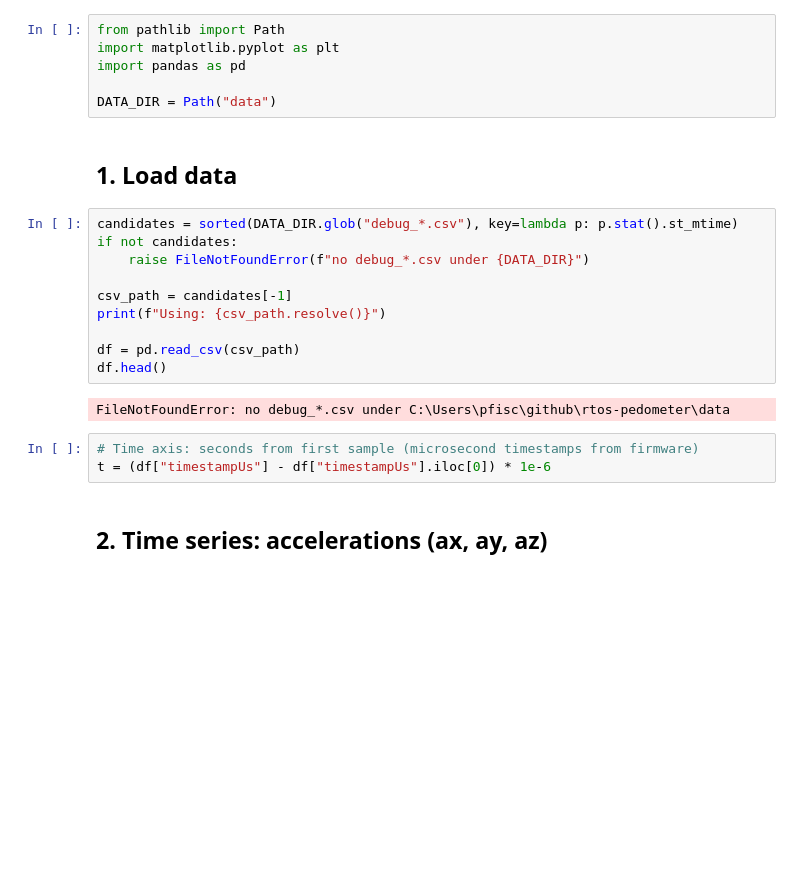
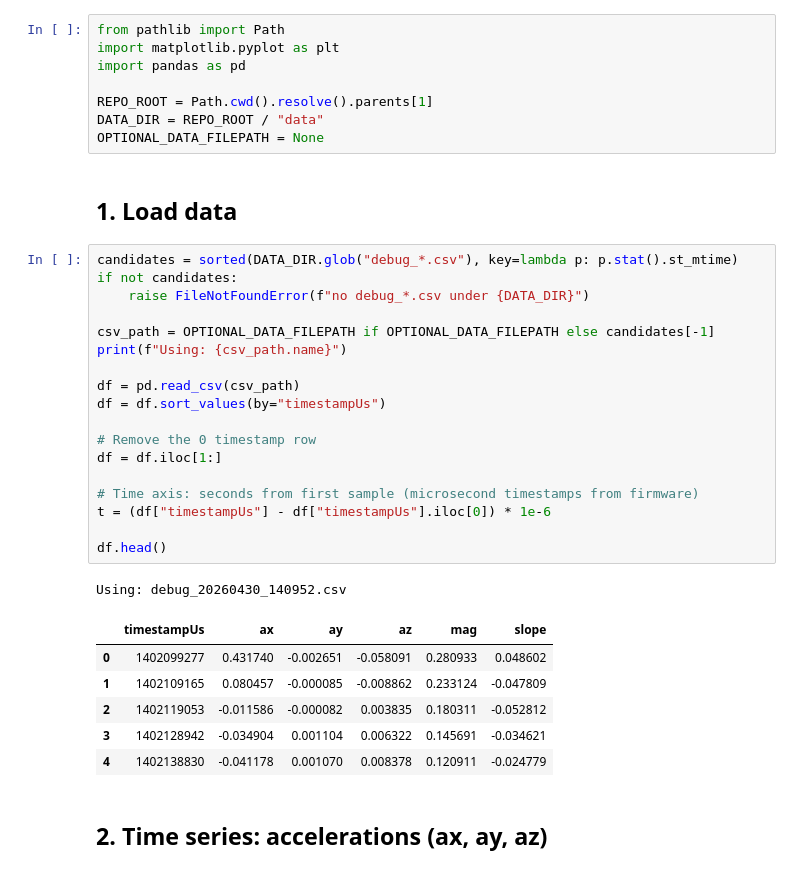
Before and after one commit to pfischer1687/rtos-pedometer, a Jupyter notebook: tools/notebooks/dsp_debug_plot.ipynb, the cells around one changed output. Saved outputs shown, nothing was run; the diff lists cells and outputs as text; blank space fills up the shorter version.

```diff
--- a/tools/notebooks/dsp_debug_plot.ipynb
+++ b/tools/notebooks/dsp_debug_plot.ipynb
@@ -7,24 +7,37 @@ from pathlib import Path
 import matplotlib.pyplot as plt
 import pandas as pd
 
-DATA_DIR = Path("data")
+REPO_ROOT = Path.cwd().resolve().parents[1]
+DATA_DIR = REPO_ROOT / "data"
+OPTIONAL_DATA_FILEPATH = None
 # %% [markdown]
 ## 1. Load data
 # %%
 candidates = sorted(DATA_DIR.glob("debug_*.csv"), key=lambda p: p.stat().st_mtime)
 if not candidates:
     raise FileNotFoundError(f"no debug_*.csv under {DATA_DIR}")
 
-csv_path = candidates[-1]
-print(f"Using: {csv_path.resolve()}")
+csv_path = OPTIONAL_DATA_FILEPATH if OPTIONAL_DATA_FILEPATH else candidates[-1]
+print(f"Using: {csv_path.name}")
 
 df = pd.read_csv(csv_path)
+df = df.sort_values(by="timestampUs")
+
+# Remove the 0 timestamp row
+df = df.iloc[1:]
+
+# Time axis: seconds from first sample (microsecond timestamps from firmware)
+t = (df["timestampUs"] - df["timestampUs"].iloc[0]) * 1e-6
+
 df.head()
 # %% [output]
-FileNotFoundError: no debug_*.csv under C:\Users\pfisc\github\rtos-pedometer\data
+Using: debug_20260430_140952.csv
+|  | timestampUs | ax | ay | az | mag | slope |
+| 0 | 1402099277 | 0.431740 | -0.002651 | -0.058091 | 0.280933 | 0.048602 |
+| 1 | 1402109165 | 0.080457 | -0.000085 | -0.008862 | 0.233124 | -0.047809 |
+| 2 | 1402119053 | -0.011586 | -0.000082 | 0.003835 | 0.180311 | -0.052812 |
+| 3 | 1402128942 | -0.034904 | 0.001104 | 0.006322 | 0.145691 | -0.034621 |
+| 4 | 1402138830 | -0.041178 | 0.001070 | 0.008378 | 0.120911 | -0.024779 |
-# %%
-# Time axis: seconds from first sample (microsecond timestamps from firmware)
-t = (df["timestampUs"] - df["timestampUs"].iloc[0]) * 1e-6
 # %% [markdown]
 ## 2. Time series: accelerations (ax, ay, az)
 # %%
```
Also changed, not shown: parts of 4 cells of this notebook, 1 other file.
